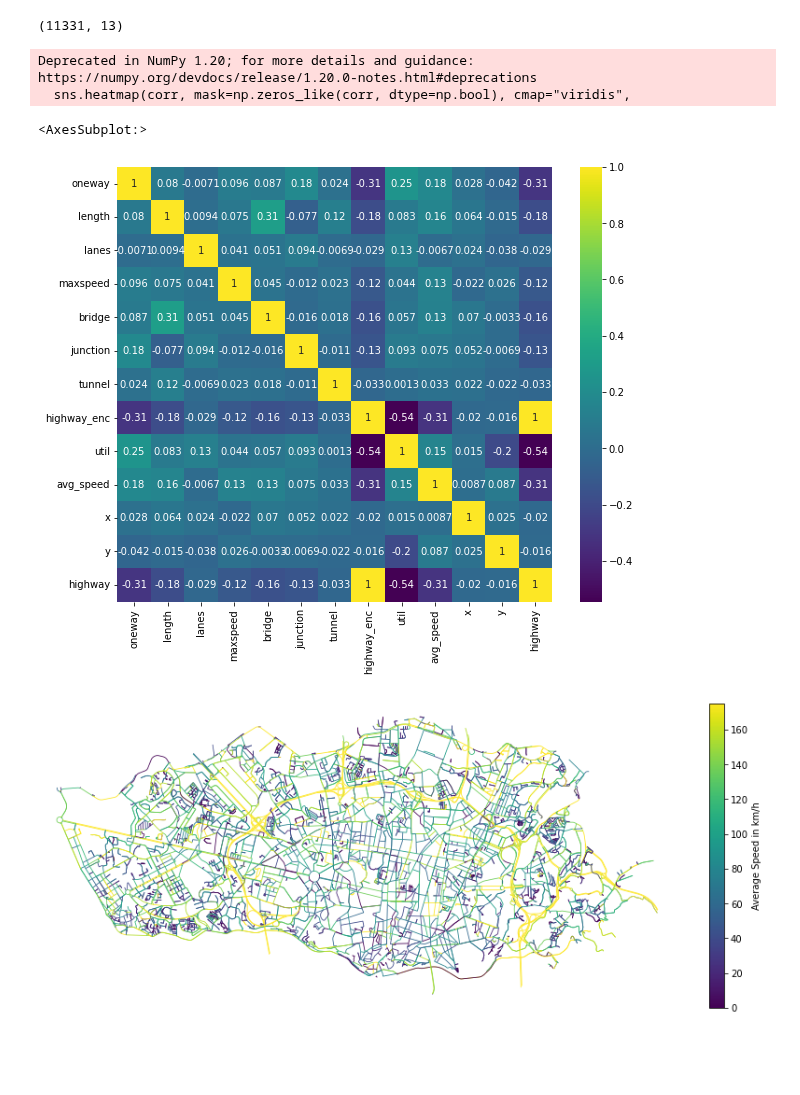
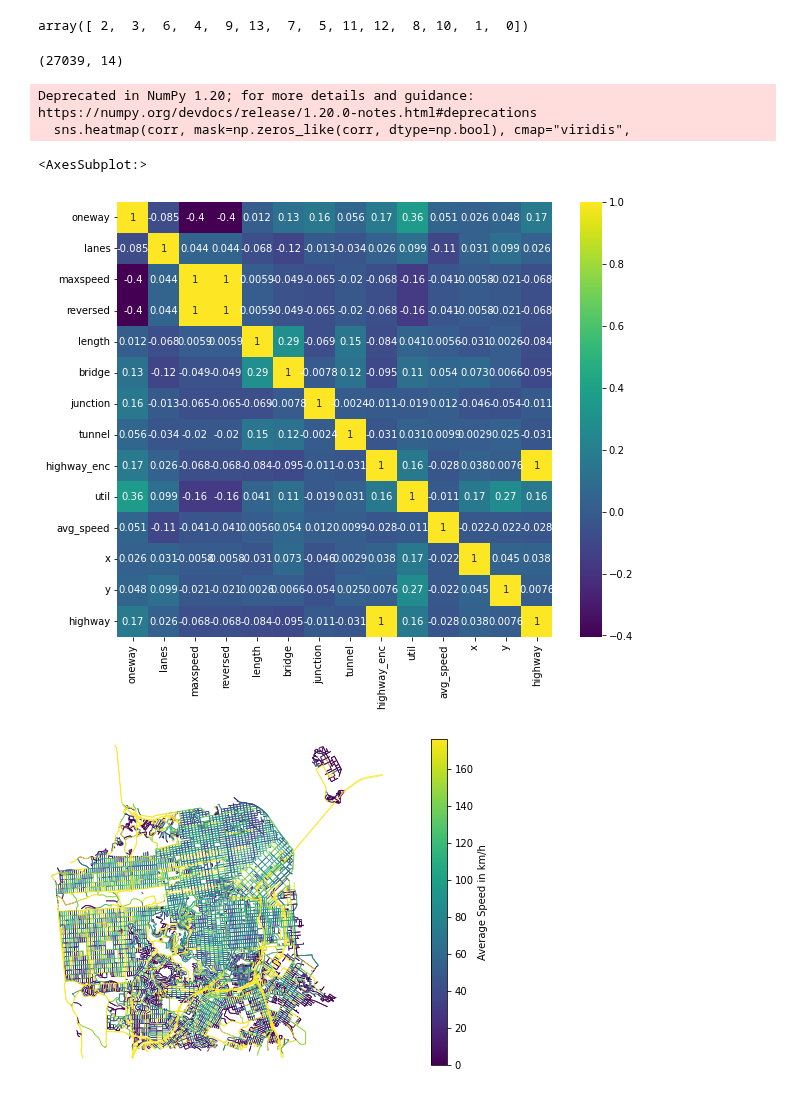
Before and after one commit to SwiftPredator/Trajectory-based-Road-Network-Representation-Learning, a Jupyter notebook: evaluation/explanatory_data_analysis.ipynb, the cells around one changed output. Drawn from its saved outputs; the diff is of its cells as text; code cells hidden in the pictures; blank space fills up the shorter version.

```diff
--- a/evaluation/explanatory_data_analysis.ipynb
+++ b/evaluation/explanatory_data_analysis.ipynb
@@ -25,16 +28,20 @@ import osmnx as ox
+# %%
+network.gdf_edges["highway_enc"].unique()
+# %% [output]
+array([ 2,  3,  6,  4,  9, 13,  7,  5, 11, 12,  8, 10,  1,  0])
 # %%
 network = RoadNetwork()
-network.load("../osm_data/porto")
+network.load("../osm_data/sf")
 # trajectory = Trajectory("../datasets/trajectories/Porto/road_segment_map_final.csv", nrows=10000000).generate_TTE_datatset()
 
-traj_features = pd.read_csv("../datasets/trajectories/Porto/speed_features_unnormalized.csv")
+traj_features = pd.read_csv("../datasets/trajectories/SF/speed_features_unnormalized.csv")
 traj_features.set_index(["u", "v", "key"], inplace=True)
 # traj_features["util"] = (traj_features["util"] - traj_features["util"].min()) / (traj_features["util"].max() - traj_features["util"].min())  # min max normalization
 # traj_features["avg_speed"] = (traj_features["avg_speed"] - traj_features["avg_speed"].min()) / (traj_features["avg_speed"].max() - traj_features["avg_speed"].min())  # min max normalization
 traj_features.fillna(0, inplace=True)
 
 # data = network.generate_road_segment_pyg_dataset(drop_labels=["highway_enc"])
-df, labels = network.generate_road_segment_pyg_dataset(include_coords=True, traj_data=traj_features, return_df=True, one_hot_enc=False)
+df, labels = network.generate_road_segment_pyg_dataset(include_coords=True, traj_data=traj_features, return_df=True, one_hot_enc=False, dataset="sf")
 # %%
 print(df.shape)
 f, ax = plt.subplots(figsize=(10, 8))
@@ -42,11 +49,11 @@ corr = df.corr()
 sns.heatmap(corr, mask=np.zeros_like(corr, dtype=np.bool), cmap="viridis",
             square=True, ax=ax, annot=True)
 # %% [output]
-(11331, 13)
+(27039, 14)
 Deprecated in NumPy 1.20; for more details and guidance: https://numpy.org/devdocs/release/1.20.0-notes.html#deprecations
   sns.heatmap(corr, mask=np.zeros_like(corr, dtype=np.bool), cmap="viridis",
 <AxesSubplot:>
-[figure, old version]
+[figure, new version]
 # %%
 """
 Plot utilization and mean speed edge heatmap to show that there is correlation
@@ -66,37 +73,37 @@ def get_edge_colors_by_attr(G, lG, df, attr, num_bins=None, cmap='viridis', star
         num_bins = len(G.nodes())
     bin_labels = range(num_bins)
     nodes = list(lG.nodes)
     attr_values = pd.Series([df.iloc[nodes.index(id)][attr] for id in G.edges])
     # print(attr_values)
     if not cat_feature:
-        cats = pd.qcut(x=attr_values, q=num_bins, labels=bin_labels)  # Puts the values in bins
+        cats = pd.qcut(x=attr_values, q=num_bins, labels=bin_labels, duplicates="drop")  # Puts the values in bins
     else:
         cats = attr_values
     # print(cats)
     colors = get_colors(num_bins, cmap, start, stop)  #List of colors of each bin
     node_colors = [colors[int(cat)] if pd.notnull(cat) else na_color for cat in cats]
 
     return node_colors
 
 nc_util = get_edge_colors_by_attr(network.G, network.line_graph, df, attr='util', num_bins=10)
-nc_speed = get_edge_colors_by_attr(network.G, network.line_graph, df, attr='avg_speed', num_bins=10)
+nc_speed = get_edge_colors_by_attr(network.G, network.line_graph, df, attr='avg_speed', num_bins=6)
 
 
 cmap = plt.cm.get_cmap('viridis')
 norm_util=plt.Normalize(vmin=df["util"].min(), vmax=df["util"].max())
 norm_speed =plt.Normalize(vmin=df["avg_speed"].min(), vmax=df["avg_speed"].max())
 
 fig, ax = plt.subplots(1, 1, figsize=(15, 6))
 # ox.plot_graph(network.G, edge_color=nc_util, node_size=0, edge_linewidth=0.8, edge_alpha=1, bgcolor = 'white', show=False, ax=ax)
 ox.plot_graph(network.G, edge_color=nc_speed, node_size=0, edge_linewidth=0.8, bgcolor = 'white', show=False, ax=ax)
 # cb = fig.colorbar(cm.ScalarMappable(norm=norm_util, cmap=cmap), ax=ax, orientation='vertical')
 # cb.set_label('Utilization', fontsize = 10)
 cb = fig.colorbar(cm.ScalarMappable(norm=norm_speed, cmap=cmap), ax=ax, orientation='vertical')
 cb.set_label('Average Speed in km/h', fontsize = 10)
 
-fig.savefig("../data/images/porto_speed.png")
+fig.savefig("../data/images/sf_speed.png")
 # %% [output]
-[figure, old version]
+[figure, new version]
 # %%
 """
 Plot road types
```
Also changed, not shown: parts of 4 cells of this notebook, 26 other files.
